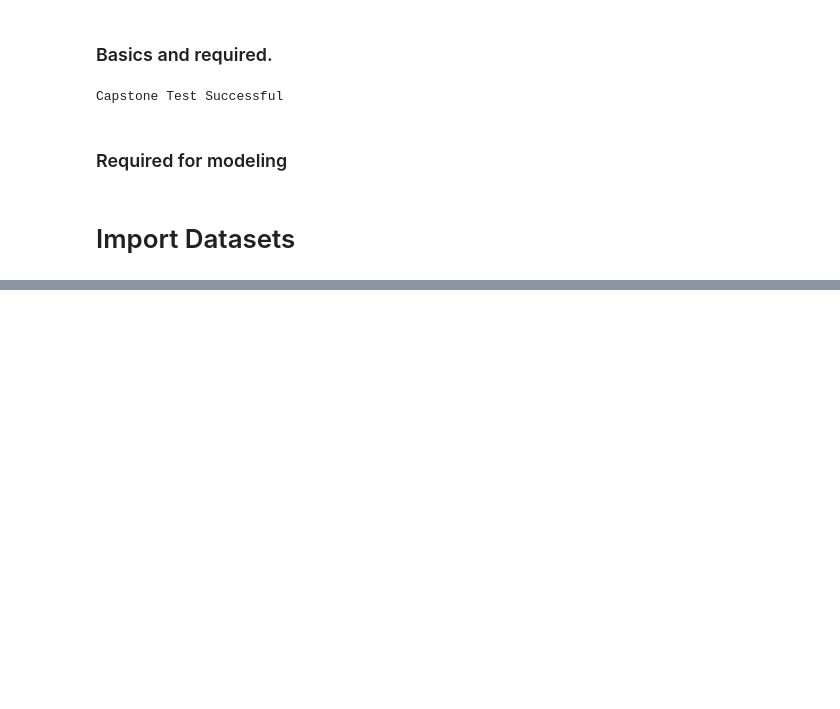
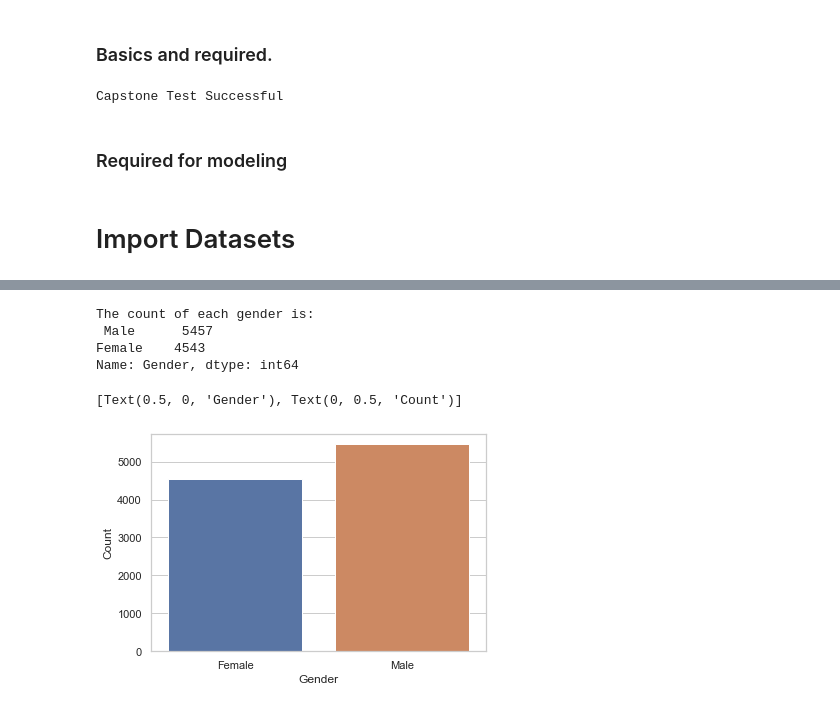
Before and after one commit to mascarenhasneil/ChurnModeling, a Jupyter notebook: ChurnModeling-Notebook.ipynb, the cells around one changed output, grey strips where cells are left out. Drawn from its saved outputs; the diff is of its cells as text; code cells hidden in the pictures; blank space fills up the shorter version.

```diff
--- a/ChurnModeling-Notebook.ipynb
+++ b/ChurnModeling-Notebook.ipynb
@@ -68,0 +153,12 @@ bank_customers_data = pd.read_csv('Data\Churn_Modelling.csv')
+# %%
+print("The count of each gender is:\n",bank_customers_data.Gender.value_counts(),"\n\n")
+ax = sns.countplot(data=bank_customers_data, x='Gender')
+ax.set_xticklabels(['Female','Male'])
+ax.set(xlabel='Gender', ylabel='Count')
+# %% [output]
+The count of each gender is:
+ Male      5457
+Female    4543
+Name: Gender, dtype: int64
+[Text(0.5, 0, 'Gender'), Text(0, 0.5, 'Count')]
+[figure, added]
```
Also changed, not shown: parts of 18 cells of this notebook.
